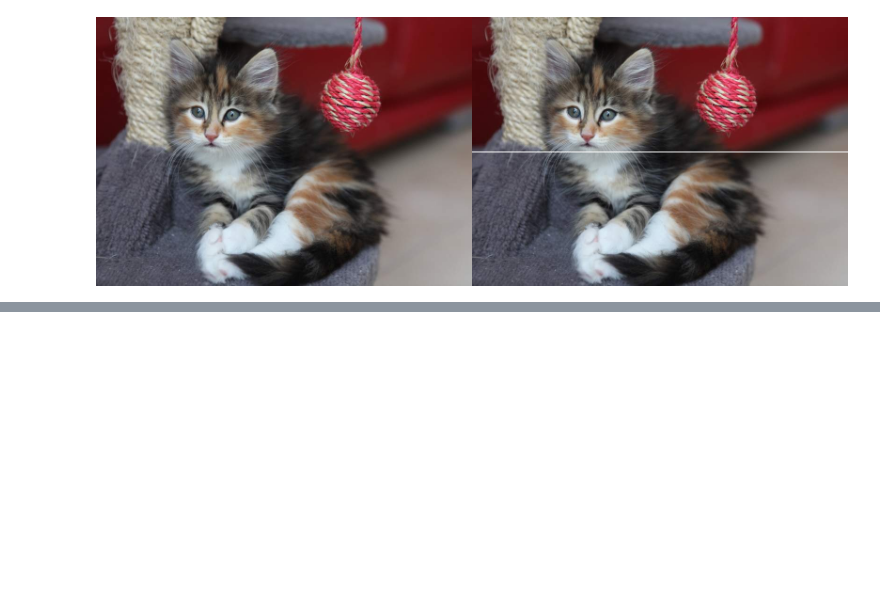
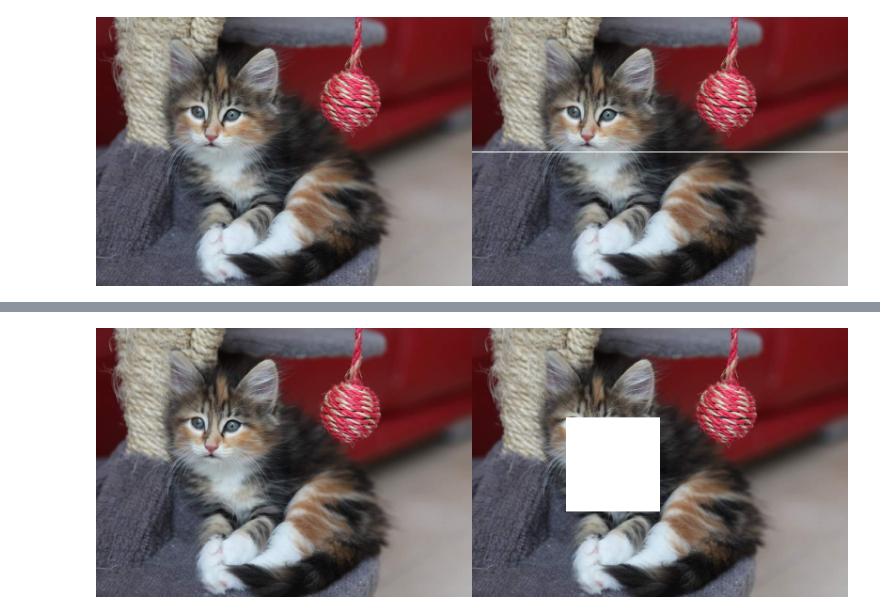
Before and after one commit to AzisilhamK463/PCVK_2023, a Jupyter notebook: Week1.ipynb, the cells around one changed output, grey strips where cells are left out. Drawn from its saved outputs; the diff is of its cells as text; code cells hidden in the pictures; blank space fills up the shorter version.

```diff
--- a/Week1.ipynb
+++ b/Week1.ipynb
@@ -55,0 +105,18 @@ cv2_imshow(final_frame)
+# %%
+
+image_2 = cv.cvtColor(image, cv.COLOR_BGR2RGB)
+image_3 = cv.cvtColor(image, cv.COLOR_BGR2RGB)
+
+kotak_lebar = 100
+kotak_tinggi = 100
+posisi_x = lebar // 4
+posisi_y = tinggi // 3
+
+for y in range(posisi_y, posisi_y + kotak_tinggi):
+    for x in range(posisi_x, posisi_x + kotak_lebar):
+        image_3[y, x] = [255, 255, 255]
+
+final_frame = cv.hconcat((image_2, image_3))
+cv2_imshow(final_frame)
+# %% [output]
+[figure, added]
```
Also changed, not shown: parts of 5 cells of this notebook.
